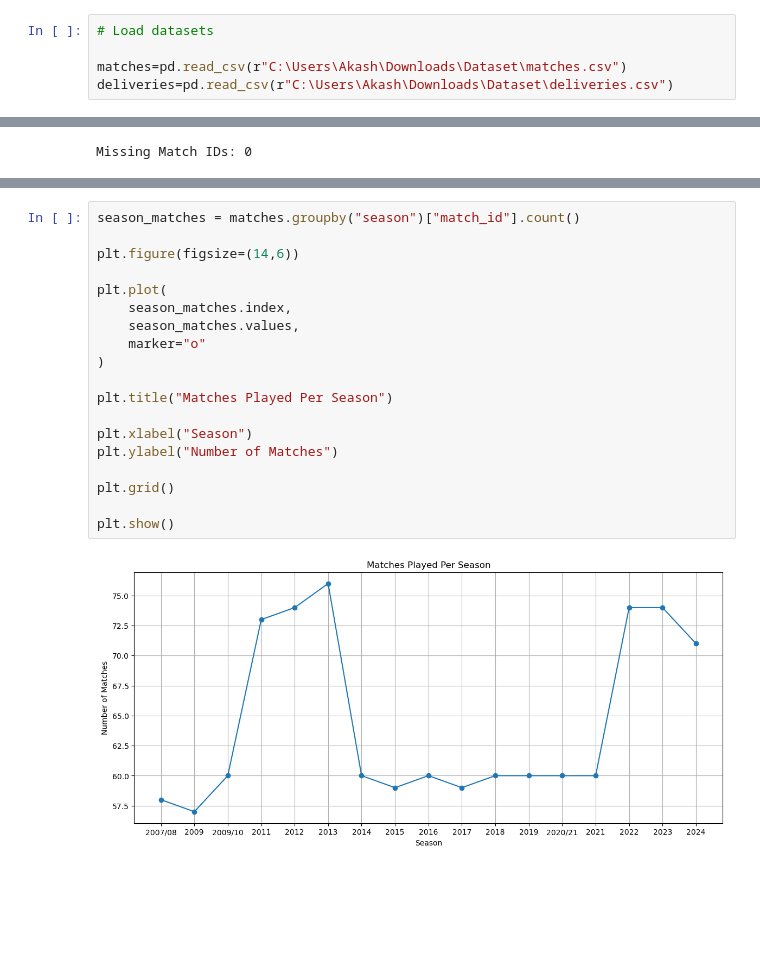
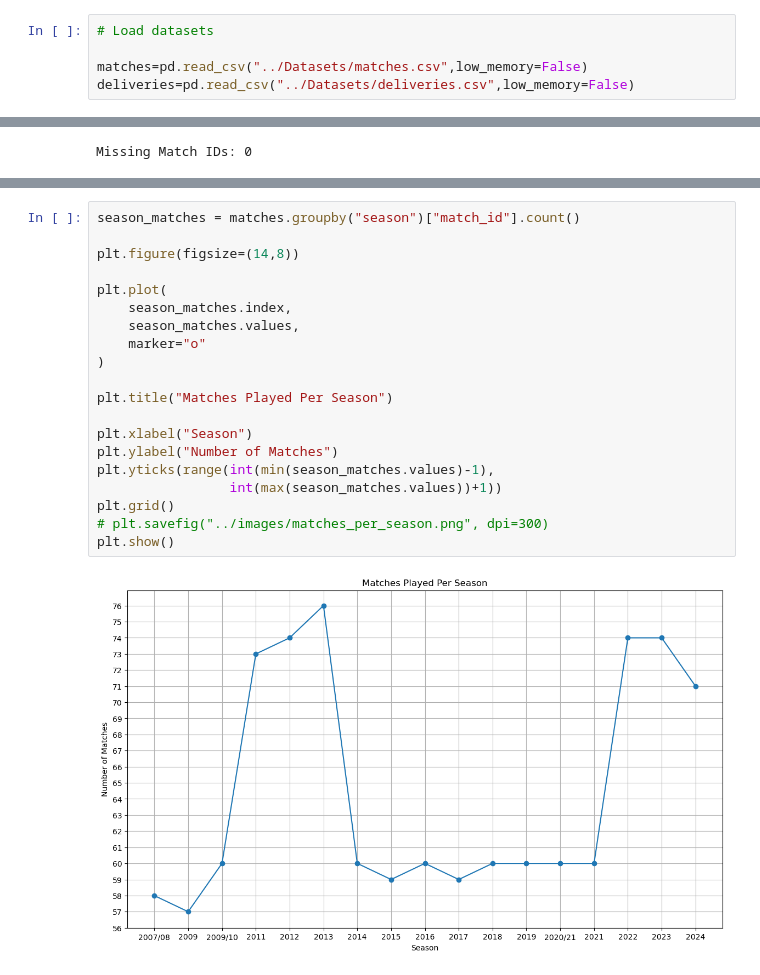
Before and after one commit to MuskanPtl12/IPL-Data-Analysis-Project, a Jupyter notebook: Notebooks/01_Data_Understanding.ipynb, the cells around one changed output, grey strips where cells are left out. Cells and saved outputs as stored; diff of their text form; blank space fills up the shorter version.

Commit message:
Update file paths and added Visulization images

```diff
--- a/Notebooks/01_Data_Understanding (2).ipynb
+++ b/Notebooks/01_Data_Understanding.ipynb
@@ -10,8 +10,8 @@ pd.set_option('display.max_columns', None)
 # %%
 # Load datasets
 
-matches=pd.read_csv(r"C:\Users\Akash\Downloads\Dataset\matches.csv")
-deliveries=pd.read_csv(r"C:\Users\Akash\Downloads\Dataset\deliveries.csv")
+matches=pd.read_csv("../Datasets/matches.csv",low_memory=False)
+deliveries=pd.read_csv("../Datasets/deliveries.csv",low_memory=False)
 # %%
 # Show first rows of matches
 matches.head()
@@ -452,24 +449,25 @@ deliveries.describe()
 # %%
 season_matches = matches.groupby("season")["match_id"].count()
 
-plt.figure(figsize=(14,6))
+plt.figure(figsize=(14,8))
 
 plt.plot(
     season_matches.index,
     season_matches.values,
     marker="o"
 )
 
 plt.title("Matches Played Per Season")
 
 plt.xlabel("Season")
 plt.ylabel("Number of Matches")
-
+plt.yticks(range(int(min(season_matches.values)-1),
+                 int(max(season_matches.values))+1))
 plt.grid()
-
+# plt.savefig("../images/matches_per_season.png", dpi=300)
 plt.show()
 # %% [output]
-[figure, old version]
+[figure, new version]
 # %%
 city_matches = matches["city"].value_counts()
 
```
Also changed, not shown: parts of 4 cells of this notebook, 16 other files.
